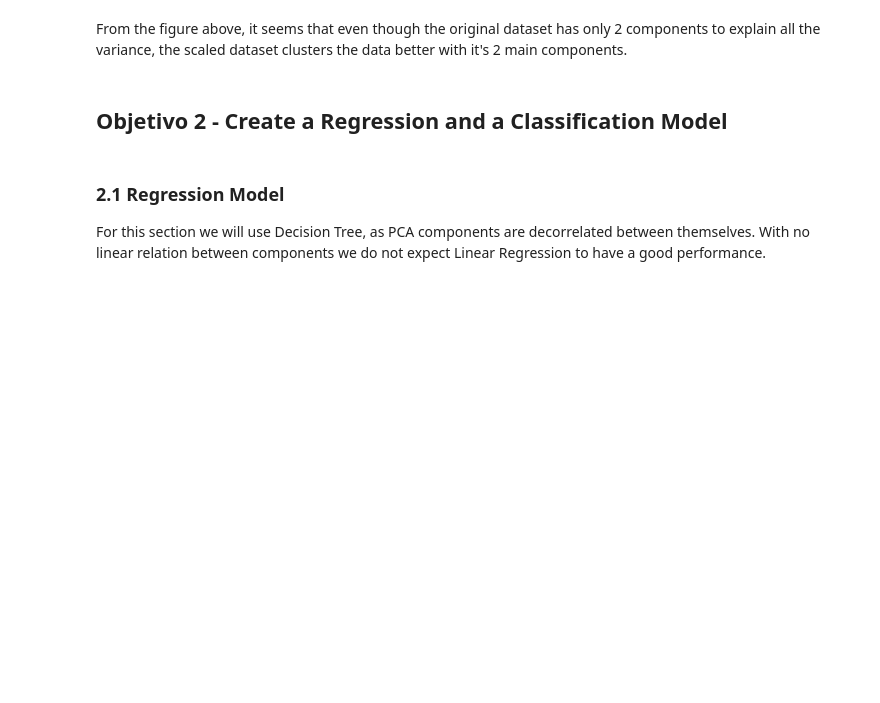
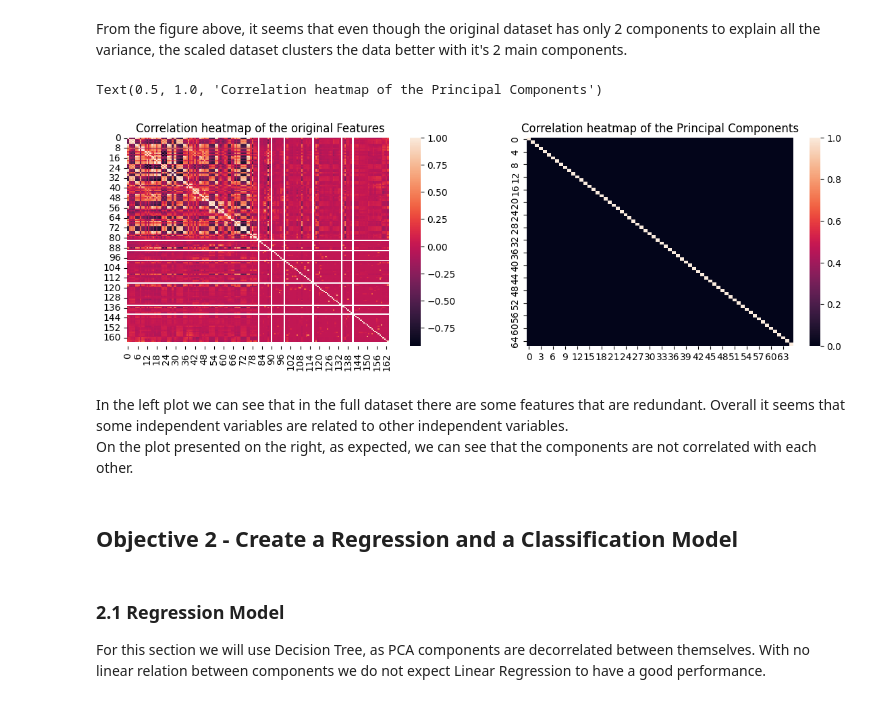
Before and after one commit to joelpoliveira/DataMiningCourse, a Jupyter notebook: Projeto/HA_1/main_.ipynb, the cells around one changed output. Drawn from its saved outputs; the diff is of its cells as text; code cells hidden in the pictures; blank space fills up the shorter version.

```diff
--- a/Projeto/HA_1/main_.ipynb
+++ b/Projeto/HA_1/main_.ipynb
@@ -104,8 +104,31 @@ f.tight_layout()
 [figure]
 # %% [markdown]
 From the figure above, it seems that even though the original dataset has only 2 components to explain all the variance, the scaled dataset clusters the data better with it's 2 main components.
+# %%
+f, ax = plt.subplots(1,2, figsize=(14,4))
+
+sns.heatmap(
+    np.corrcoef(scaler.transform(X_train).T),
+    ax=ax[0]
+)
+ax[0].set_title("Correlation heatmap of the original Features")
+sns.heatmap(
+    np.corrcoef(
+        PCA(n_components=0.9, svd_solver="full").fit_transform(
+            scaler.transform(X_train)
+        ).T
+    ),
+    ax=ax[1]
+)
+ax[1].set_title("Correlation heatmap of the Principal Components");
+# %% [output]
+Text(0.5, 1.0, 'Correlation heatmap of the Principal Components')
+[figure, added]
+# %% [markdown]
+In the left plot we can see that in the full dataset there are some features that are redundant. Overall it seems that some independent variables are related to other independent variables.<br>
+On the plot presented on the right, as expected, we can see that the components are not correlated with each other.
 # %% [markdown]
-## Objetivo 2 - Create a Regression and a Classification Model
+## Objective 2 - Create a Regression and a Classification Model
 # %% [markdown]
 ### 2.1 Regression Model
 
```
Also changed, not shown: parts of 21 cells of this notebook.
